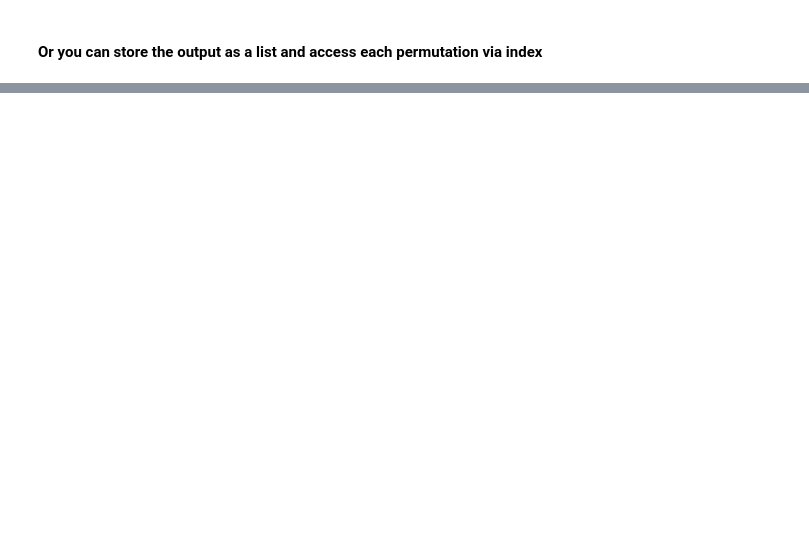
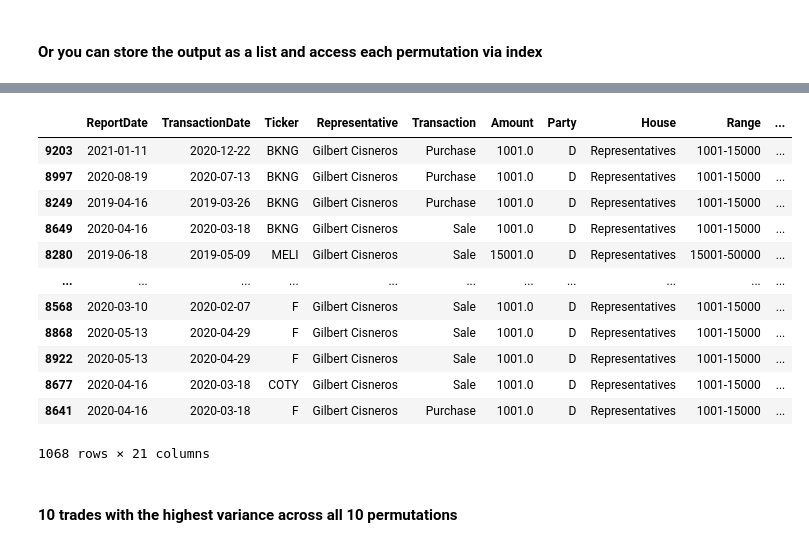
Before and after one commit to maajidhusain/capstone, a Jupyter notebook: Permutations From Data.ipynb, the cells around one changed output, grey strips where cells are left out. Cells and saved outputs as stored; diff of their text form; code cells hidden in the pictures; blank space fills up the shorter version.

```diff
--- a/Permutations From Data.ipynb
+++ b/Permutations From Data.ipynb
@@ -86,0 +92,24 @@ one[4]
+# %%
+from dateutil.relativedelta import relativedelta
+congress['TransactionDate'] = pd.to_datetime(congress['TransactionDate'])
+ten=npermis(congress,10)
+returns = pd.read_csv('returns.csv')
+returns.index = returns.Date.astype('datetime64[ns]')
+#drop date column
+returns.drop('Date', axis=1, inplace=True)
+# Function to calculate variance for a given row in all_congress
+def calculate_variance(row):
+    ticker = row['Ticker']
+    transaction_date = row['TransactionDate']
+
+    # Find the index in returns corresponding to the TransactionDate
+    index = transaction_date
+
+    # Calculate variance for the next 3 months (90 days)
+    end_index = transaction_date + relativedelta(months=3)
+    variance = np.var(returns[ticker][index:end_index])
+
+    return variance
+#calculate variance for each permutation
+for i in range(10):
+    ten[i]['Variance'] = ten[i].apply(calculate_variance,axis=1)
@@ -86,0 +144,2 @@ one[4]
+# %%
+congress['Variance']=congress.apply(calculate_variance,axis=1)
@@ -86,0 +185,19 @@ one[4]
+# %%
+congress['Variance']=congress.apply(calculate_variance,axis=1)
+congress[congress['Representative']=='Gilbert Cisneros'].sort_values(by='Variance',ascending=False)
+# %% [output]
+|  | ReportDate | TransactionDate | Ticker | Representative | Transaction | Amount | Party | House | Range | ... |
+| 9203 | 2021-01-11 | 2020-12-22 | BKNG | Gilbert Cisneros | Purchase | 1001.0 | D | Representatives | 1001-15000 | ... |
+| 8997 | 2020-08-19 | 2020-07-13 | BKNG | Gilbert Cisneros | Purchase | 1001.0 | D | Representatives | 1001-15000 | ... |
+| 8249 | 2019-04-16 | 2019-03-26 | BKNG | Gilbert Cisneros | Purchase | 1001.0 | D | Representatives | 1001-15000 | ... |
+| 8649 | 2020-04-16 | 2020-03-18 | BKNG | Gilbert Cisneros | Sale | 1001.0 | D | Representatives | 1001-15000 | ... |
+| 8280 | 2019-06-18 | 2019-05-09 | MELI | Gilbert Cisneros | Sale | 15001.0 | D | Representatives | 15001-50000 | ... |
+| ... | ... | ... | ... | ... | ... | ... | ... | ... | ... | ... |
+| 8568 | 2020-03-10 | 2020-02-07 | F | Gilbert Cisneros | Sale | 1001.0 | D | Representatives | 1001-15000 | ... |
+| 8868 | 2020-05-13 | 2020-04-29 | F | Gilbert Cisneros | Sale | 1001.0 | D | Representatives | 1001-15000 | ... |
+| 8922 | 2020-05-13 | 2020-04-29 | F | Gilbert Cisneros | Sale | 1001.0 | D | Representatives | 1001-15000 | ... |
+| 8677 | 2020-04-16 | 2020-03-18 | COTY | Gilbert Cisneros | Sale | 1001.0 | D | Representatives | 1001-15000 | ... |
+| 8641 | 2020-04-16 | 2020-03-18 | F | Gilbert Cisneros | Purchase | 1001.0 | D | Representatives | 1001-15000 | ... |
+1068 rows × 21 columns
+# %% [markdown]
+#### 10 trades with the highest variance across all 10 permutations
```
Also changed, not shown: parts of 11 cells of this notebook.
